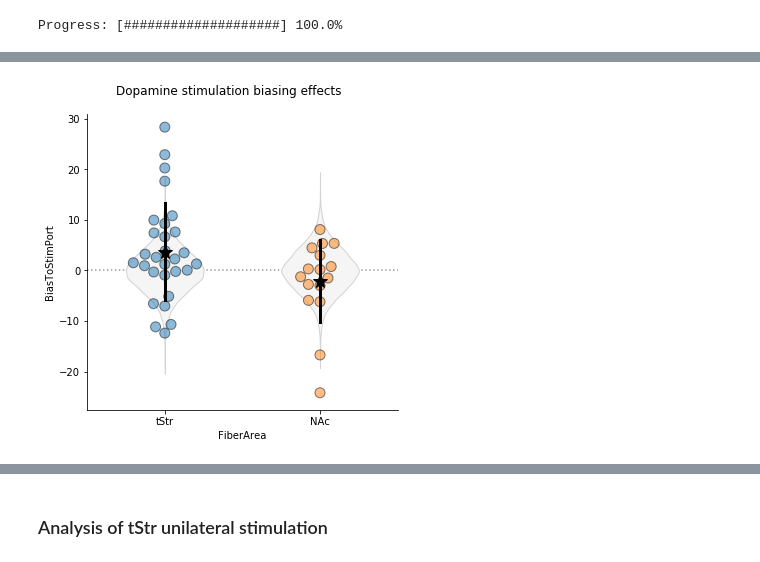
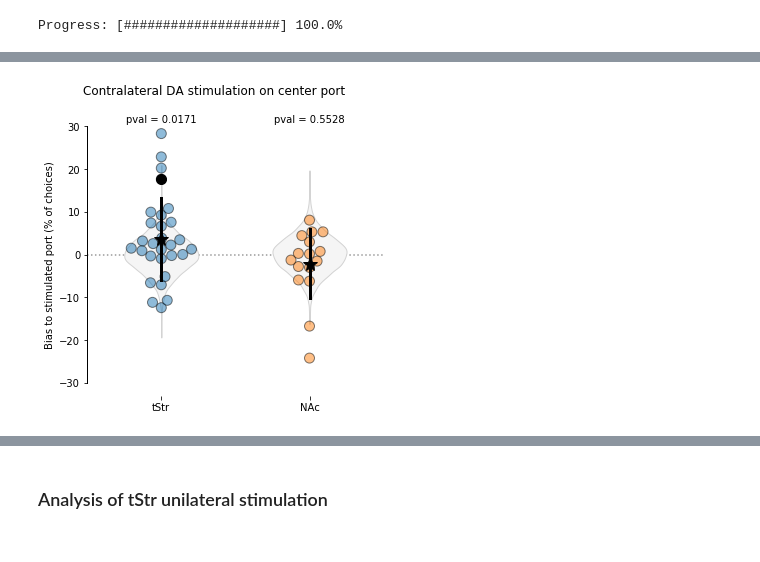
Before and after one commit to HernandoMV/BehaviouralAnalysis, a Jupyter notebook: Dopamine_optostimulation.ipynb, the cells around one changed output, grey strips where cells are left out. Drawn from its saved outputs; the diff is of its cells as text; code cells hidden in the pictures.

```diff
--- a/Dopamine_optostimulation.ipynb
+++ b/Dopamine_optostimulation.ipynb
@@ -289 +278,4 @@ opto_df[opto_df.AnimalID=='DAopto-02']
+# %%
+# read it
+opto_df = pd.read_pickle(outputDir + output_directory_name + '_random-opto_dataframe.pkl')
 # %%
@@ -371,44 +426,65 @@ pvals_df
 # Focus only on the contralateral stimulation in the center
 
 hor = ['tStr', 'NAc']
-# make a palette
+# TODO make a palette
 
-
+#### conditions
+extreme_ini_bias = 100/3
+conditions = opto_df.Protocol.isin(['Aud_Psycho', 'Auditory'])
+conditions = np.logical_and(conditions, extreme_ini_bias < opto_df.InitialBias)
+conditions = np.logical_and(conditions, (100 - extreme_ini_bias) > opto_df.InitialBias)
 conditions = np.logical_and(conditions, opto_df.Contralateral==True)
 conditions = np.logical_and(conditions, opto_df.StimPort=='Center')
 
+# plot
 rel = sns.catplot(data=opto_df[conditions], x='FiberArea', y='BiasToStimPort', hue='FiberArea',
                   alpha=.5, size=5, marker='o', s=10, linewidth=1, edgecolor="k",# jitter=.15,
                   hue_order=hor,
-                  kind='swarm')
-
+                  kind='swarm',
+                  height=15, aspect=8/8)
 
 #move overall title up
 rel.fig.subplots_adjust(top=.9)
-rel.fig.suptitle('Dopamine stimulation biasing effects')
+rel.fig.suptitle('Contralateral DA stimulation on center port')
 # add the distribution of the random biases, and mean and std
 axs = rel.fig.axes
 for ax in axs:
+    ax.set_ylabel('Bias to stimulated port (% of choices)')
+    ax.set_xlabel('')
     ax.hlines(0, ax.get_xlim()[0], ax.get_xlim()[1], linestyles='dotted', alpha=0.4, zorder=-2)
     for i, pos in enumerate(ax.get_xticks()):
         facond = np.logical_and(conditions, opto_df.FiberArea==hor[i])
         randbiases = np.array([item for sublist in opto_df[facond].RandomBiases.values for item in sublist])
         parts = ax.violinplot(randbiases, positions=[pos], showmeans=False, showmedians=False, showextrema=False)
         for pc in parts['bodies']:
             pc.set_alpha(1)
             pc.set_zorder(-2)
             pc.set_facecolor('whitesmoke')
             pc.set_edgecolor('lightgrey')
 
         # mean and std
-        xm = np.mean(opto_df[facond].BiasToStimPort.values)
-        xstd = np.std(opto_df[facond].BiasToStimPort.values)
+        dist_to_compare = opto_df[facond].BiasToStimPort.values
+        xm = np.mean(dist_to_compare)
+        xstd = np.std(dist_to_compare)
         ax.plot(i, xm, '*', color='k', zorder=50, markersize=15)
         ax.plot([i, i], [xm - xstd, xm + xstd], '-', color='k', zorder=50, linewidth=3)
 
-# add the significance
+        # add the significance
+        pval = stats.kruskal(dist_to_compare, randbiases).pvalue
+        ax.text(x=i, y=ax.get_ylim()[1], s='pval = {:.6}'.format(str(pval)),
+                horizontalalignment='center')
 
-plt.savefig(outputDir + output_directory_name + '_just-one-port-150_biases_simple.pdf', transparent=True, bbox_inches='tight')
+    # keep only y axis and floating x ticks
+    ax.set_frame_on(False)
+    xmin, xmax = ax.get_xaxis().get_view_interval()
+#     ymin, ymax = ax.get_yaxis().get_view_interval()
+    ax.plot((xmin, xmin), (-30, 30), color='black', linewidth=1)
+
+# highlight the example session
+xm = opto_df[opto_df.SessionID == example_session].BiasToStimPort.values
+ax.plot(0, xm, 'o', color='k', zorder=50, markersize=10)
+
+plt.savefig(outputDir + output_directory_name + '_just-one-port-150_biases_simple_center-contralateral.pdf', transparent=True, bbox_inches='tight')
 plt.show(rel)
 # %% [output]
-[figure, old version]
+[figure, new version]
```
Also changed, not shown: parts of 13 cells of this notebook.
